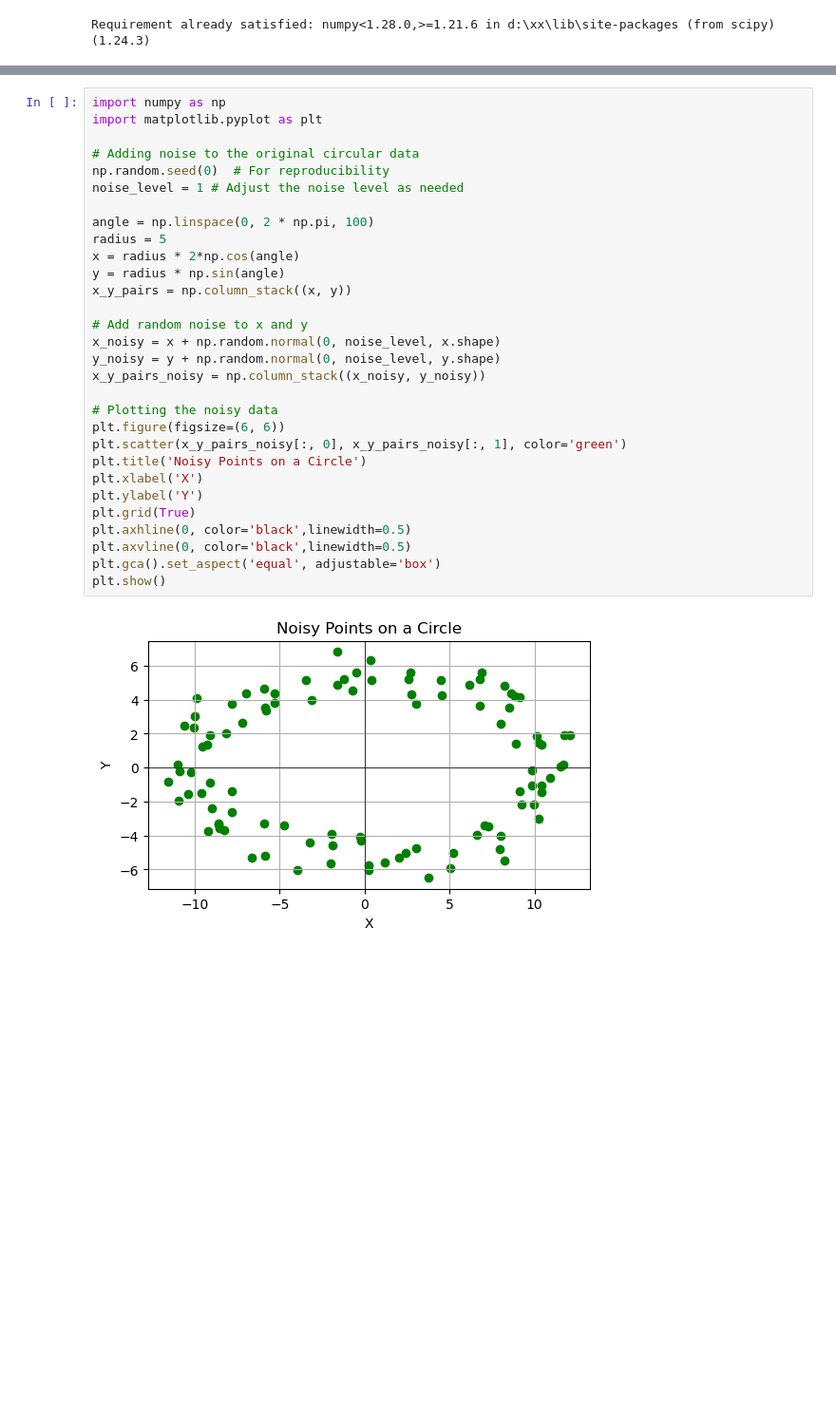
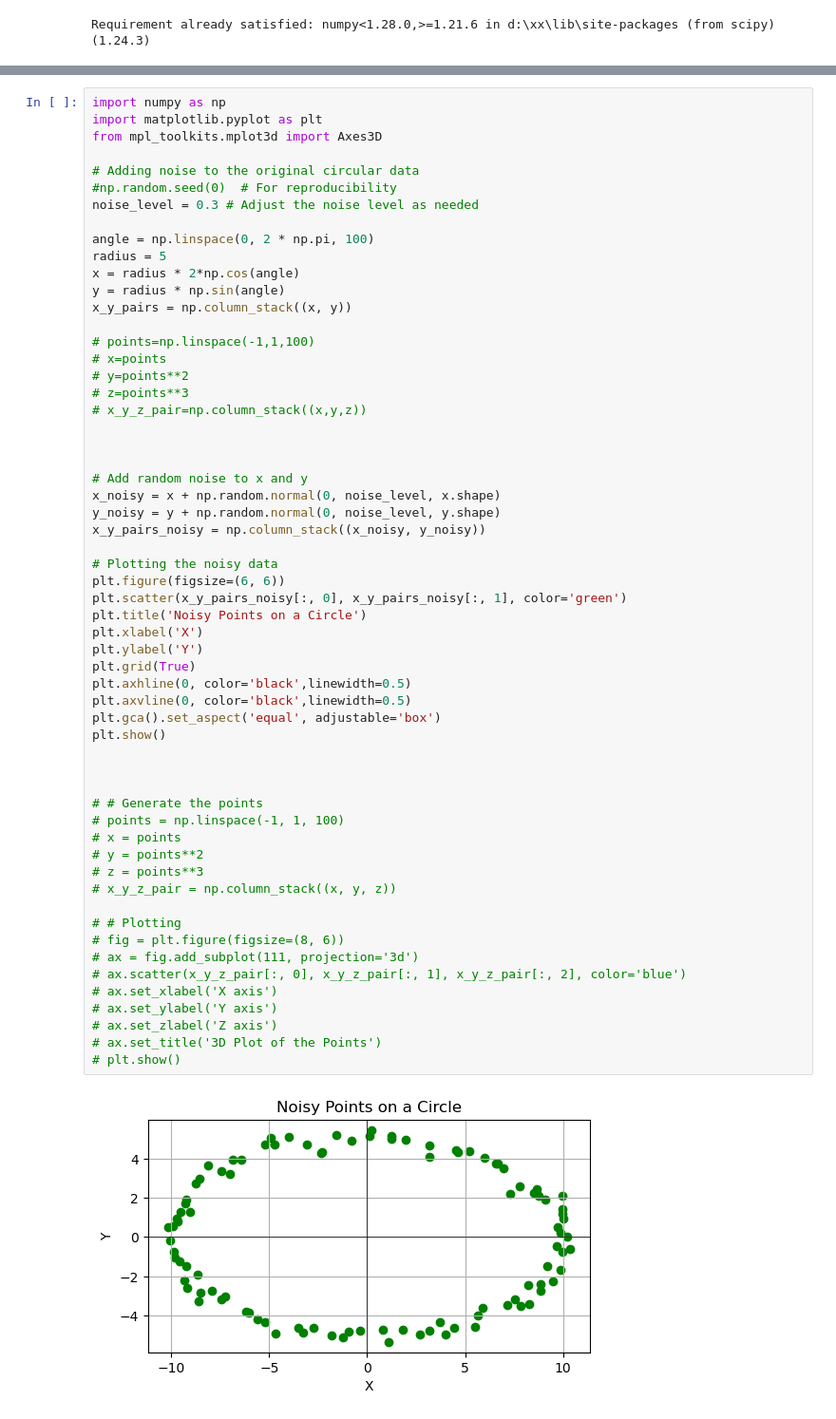
Before and after one commit to 273A-project/273A-Project, a Jupyter notebook: learn_poly.ipynb, the cells around one changed output, grey strips where cells are left out. Shown at 95% size. Drawn from its saved outputs; the diff is of its cells as text; blank space fills up the shorter version.

```diff
--- a/learn_poly.ipynb
+++ b/learn_poly.ipynb
@@ -19,32 +44,60 @@ def constraint(coeffs):
 # %%
 import numpy as np
 import matplotlib.pyplot as plt
+from mpl_toolkits.mplot3d import Axes3D
 
 # Adding noise to the original circular data
-np.random.seed(0)  # For reproducibility
-noise_level = 1 # Adjust the noise level as needed
+#np.random.seed(0)  # For reproducibility
+noise_level = 0.3 # Adjust the noise level as needed
 
 angle = np.linspace(0, 2 * np.pi, 100)
 radius = 5
 x = radius * 2*np.cos(angle)
 y = radius * np.sin(angle)
 x_y_pairs = np.column_stack((x, y))
+
+# points=np.linspace(-1,1,100)
+# x=points
+# y=points**2
+# z=points**3
+# x_y_z_pair=np.column_stack((x,y,z))
+
+
 
 # Add random noise to x and y
 x_noisy = x + np.random.normal(0, noise_level, x.shape)
 y_noisy = y + np.random.normal(0, noise_level, y.shape)
 x_y_pairs_noisy = np.column_stack((x_noisy, y_noisy))
 
 # Plotting the noisy data
 plt.figure(figsize=(6, 6))
 plt.scatter(x_y_pairs_noisy[:, 0], x_y_pairs_noisy[:, 1], color='green')
 plt.title('Noisy Points on a Circle')
 plt.xlabel('X')
 plt.ylabel('Y')
 plt.grid(True)
 plt.axhline(0, color='black',linewidth=0.5)
 plt.axvline(0, color='black',linewidth=0.5)
 plt.gca().set_aspect('equal', adjustable='box')
 plt.show()
+
+
+
+# # Generate the points
+# points = np.linspace(-1, 1, 100)
+# x = points
+# y = points**2
+# z = points**3
+# x_y_z_pair = np.column_stack((x, y, z))
+
+# # Plotting
+# fig = plt.figure(figsize=(8, 6))
+# ax = fig.add_subplot(111, projection='3d')
+# ax.scatter(x_y_z_pair[:, 0], x_y_z_pair[:, 1], x_y_z_pair[:, 2], color='blue')
+# ax.set_xlabel('X axis')
+# ax.set_ylabel('Y axis')
+# ax.set_zlabel('Z axis')
+# ax.set_title('3D Plot of the Points')
+# plt.show()
 # %% [output]
-[figure, old version]
+[figure, new version]
```
Also changed, not shown: parts of 6 cells of this notebook, 2 other files.
